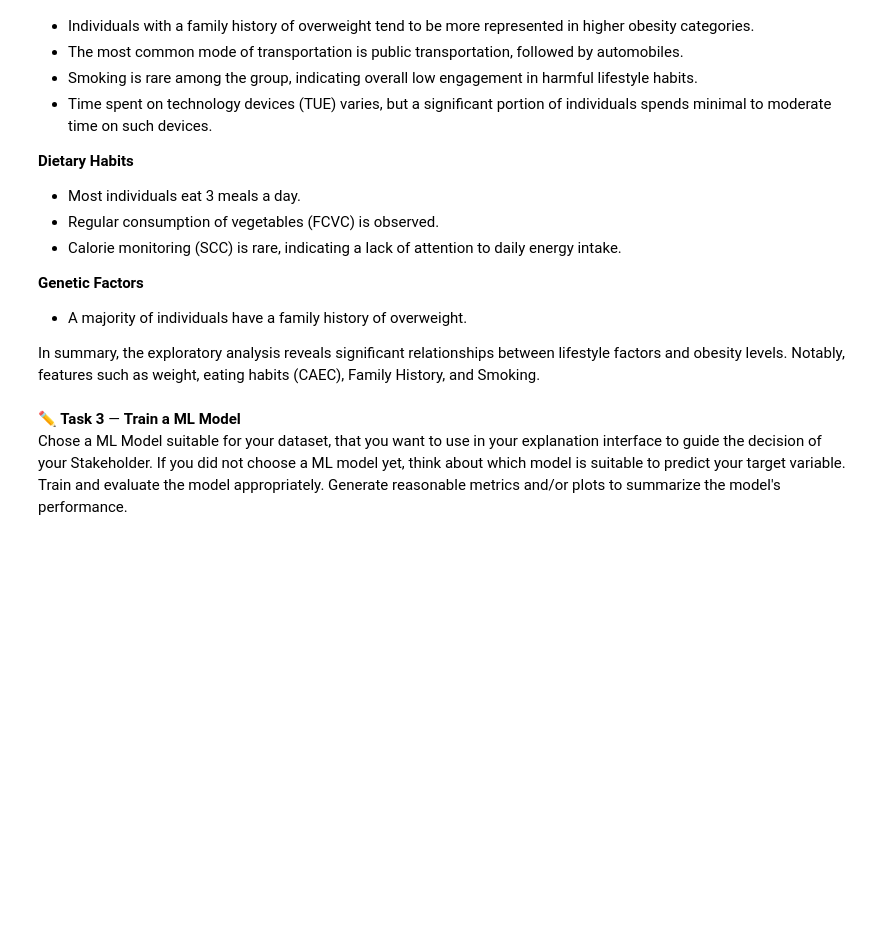
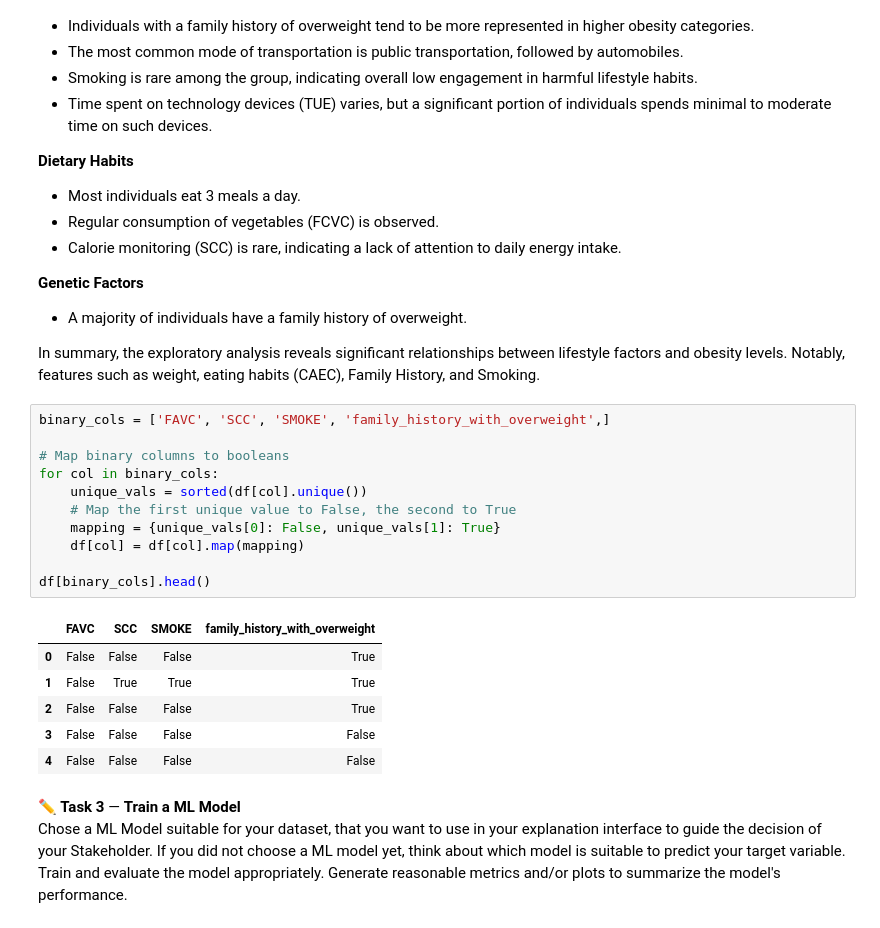
Before and after one commit to AyaanDanish/HabitIQ-for-Obesity-Levels, a Jupyter notebook: source/model_training.ipynb, the cells around one changed output. Drawn from its saved outputs; the diff is of its cells as text; blank space fills up the shorter version.

```diff
--- a/source/model_training.ipynb
+++ b/source/model_training.ipynb
@@ -203,6 +233,24 @@ plt.show()
 *  A majority of individuals have a family history of overweight.
 
 In summary, the exploratory analysis reveals significant relationships between lifestyle factors and obesity levels. Notably, features such as weight, eating habits (CAEC), Family History, and Smoking.
+# %%
+binary_cols = ['FAVC', 'SCC', 'SMOKE', 'family_history_with_overweight',]
+
+# Map binary columns to booleans
+for col in binary_cols:
+    unique_vals = sorted(df[col].unique())
+    # Map the first unique value to False, the second to True
+    mapping = {unique_vals[0]: False, unique_vals[1]: True}
+    df[col] = df[col].map(mapping)
+
+df[binary_cols].head()
+# %% [output]
+|  | FAVC | SCC | SMOKE | family_history_with_overweight |
+| 0 | False | False | False | True |
+| 1 | False | True | True | True |
+| 2 | False | False | False | True |
+| 3 | False | False | False | False |
+| 4 | False | False | False | False |
 # %% [markdown]
 **✏️ Task 3** — **Train a ML Model**
 Chose a ML Model suitable for your dataset, that you want to use in your explanation interface to guide the decision of your Stakeholder. If you did not choose a ML model yet, think about which model is suitable to predict your target variable. Train and evaluate the model appropriately. Generate reasonable metrics and/or plots to summarize the model's performance.
```
Also changed, not shown: parts of 18 cells of this notebook, 3 other files.
